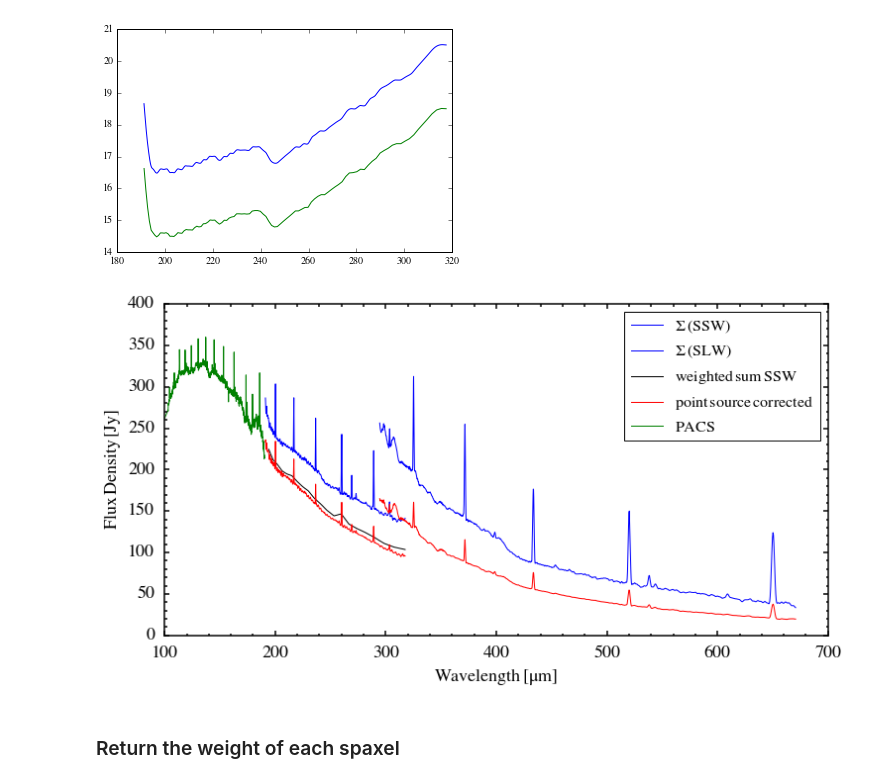
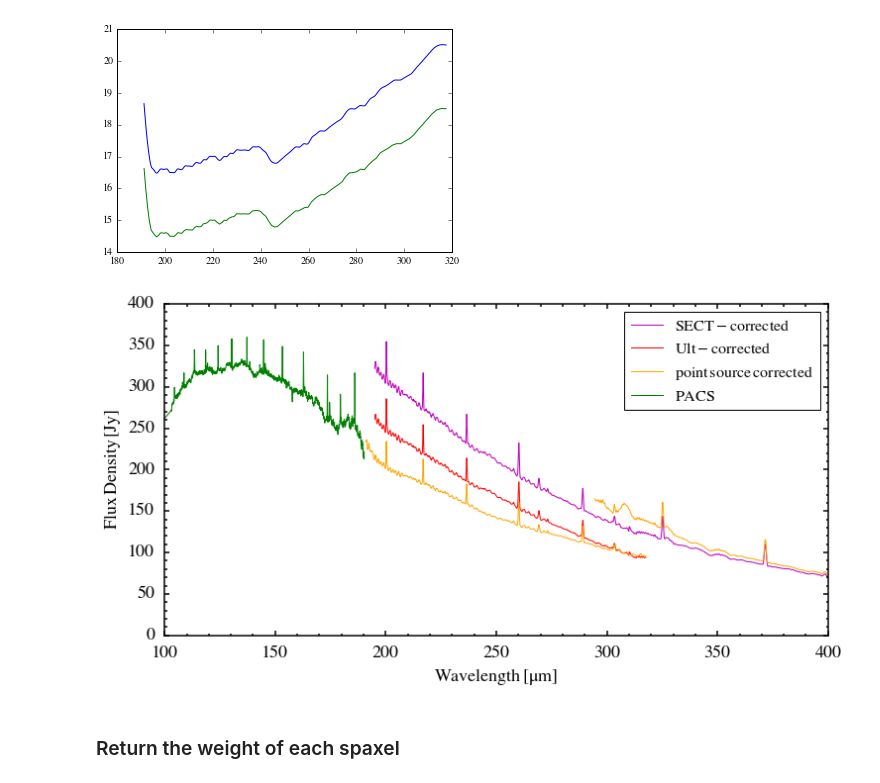
Before and after one commit to yaolun/sa, a Jupyter notebook: spire_products_comparison.ipynb, the cells around one changed output. Cells and saved outputs as stored; diff of their text form; code cells hidden in the pictures.

```diff
--- a/spire_products_comparison.ipynb
+++ b/spire_products_comparison.ipynb
@@ -243,6 +254,10 @@ wl_cor_cont, flux_cor_cont = np.genfromtxt('/Users/yaolun/bhr71/fitting/BHR71/sp
 # %%
-flux_ssw_cor_cont = flux_cor_cont[(wl_cor_cont <= max(wl_cont)+0.01)]
-wl_ssw_cor_cont = wl_cor_cont[(wl_cor_cont <= max(wl_cont)+0.01)]
+flux_ssw_cor_cont = flux_cor_cont[(wl_cor_cont <= max(wl_cont))]
+wl_ssw_cor_cont = wl_cor_cont[(wl_cor_cont <= max(wl_cont))]
 
-flux_cont = flux_cont[wl_cont >= min(wl_ssw_cor_cont)-0.01]
-wl_cont = wl_cont[wl_cont >= min(wl_ssw_cor_cont)-0.01]
+flux_cont = flux_cont[wl_cont >= min(wl_ssw_cor_cont)]
+wl_cont = wl_cont[wl_cont >= min(wl_ssw_cor_cont)]
+
+# Trim the SECT-corrected spectrum
+flux_ssw_cor_trim = flux_cor_raw[(wl_cor_raw >= min(wl_cont)-0.01) & (wl_cor_raw <= max(wl_cont)+0.01)]
+wl_ssw_cor_trim = wl_cor_raw[(wl_cor_raw >= min(wl_cont)-0.01) & (wl_cor_raw <= max(wl_cont)+0.01)]
@@ -256,0 +264,13 @@ plt.plot(wl_cont, raw_ratio)
+# %%
+# compare with the SECT-corrected spectrum
+raw_ratio = flux_cont/flux_ssw_cor_cont
+plt.plot(wl_cont, raw_ratio)
+from scipy.signal import savgol_filter
+ratio_smooth = savgol_filter(raw_ratio, len(raw_ratio), 3)
+from scipy.optimize import curve_fit
+fit = np.polyfit(wl_cont, raw_ratio,1)
+func = np.poly1d(fit)
+plt.plot(wl_cont, ratio_smooth)
+# plt.plot(np.hstack((wl_ssw_cor, wl_slw_cor)), func(np.hstack((wl_ssw_cor, wl_slw_cor))))
+# plt.xlim([200,330])
+# plt.ylim([0.75,0.85])
@@ -275,29 +298,36 @@ plt.plot(c/np.array(freq)/1e5, np.array(diam)-2)
 # %%
 fig = plt.figure(figsize=(12,6))
 ax = fig.add_subplot(111)
 
-ax.plot(wl_ssw_sum, flux_ssw_sum, 'b-', label=r'$\rm{\Sigma\,(SSW)}$')
-ax.plot(wl_slw_sum, flux_slw_sum, 'b-', label=r'$\rm{\Sigma\,(SLW)}$')
+# ax.plot(wl_ssw_sum, flux_ssw_sum, 'b-', label=r'$\rm{\Sigma\,(SSW)}$')
+# ax.plot(wl_slw_sum, flux_slw_sum, 'b-', label=r'$\rm{\Sigma\,(SLW)}$')
 
-ax.plot(wl_ssw_wsum, flux_ssw_wsum, 'k-', label=r'$\rm{weighted\,sum\,SSW}$')
+# ax.plot(wl_ssw_wsum, flux_ssw_wsum, 'k-', label=r'$\rm{weighted\,sum\,SSW}$')
+# ax.plot(wl_cont, flux_cont, 'k-', label=r'$\rm{weighted\,sum\,SSW}$')
 
-pot, = ax.plot(wl_slw_pot, flux_slw_pot, 'r-', label=r'$\rm{point\,source\,corrected}$')
-ax.plot(wl_ssw_pot, flux_ssw_pot, 'r-')
+# ax.plot(wl_ssw_cor_cont, flux_ssw_cor_cont, 'm-', label=r'$\rm{SECT-corrected}$')
+
+ax.plot(wl_cor_raw, flux_cor_raw, 'm-', label=r'$\rm{SECT-corrected}$')
+
+ax.plot(wl_ssw_cor_trim, flux_ssw_cor_trim*ratio_smooth, color='Red', linestyle='-', label=r'$\rm{Ult-corrected}$')
+
+pot, = ax.plot(wl_slw_pot, flux_slw_pot, '-', color='Orange', label=r'$\rm{point\,source\,corrected}$')
+ax.plot(wl_ssw_pot, flux_ssw_pot, '-', color='Orange')
 # PACS
 pacs, = ax.plot(wl_pacs, flux_pacs, 'g-', label=r'$\rm{PACS}$')
 
 ax.legend(numpoints=1, loc='best', fontsize=16)
-ax.set_xlim([100, 700])
+ax.set_xlim([100, 400])
 ax.set_xlabel(r'$\rm{Wavelength\,[\mu m]}$', fontsize=18)
 ax.set_ylabel(r'$\rm{Flux\,Density\,[Jy]}$', fontsize=18)
 [ax.spines[axis].set_linewidth(1.5) for axis in ['top','bottom','left','right']]
 ax.minorticks_on()
 ax.tick_params('both',labelsize=18,width=1.5,which='major',pad=10,length=5)
 ax.tick_params('both',labelsize=18,width=1.5,which='minor',pad=10,length=2.5)
 
 fig.savefig('/Users/yaolun/test/spire_sum.pdf',format='pdf',dpi=300, bbox_inches='tight')
 # %% [output]
-[figure, old version]
+[figure, new version]
 # %% [markdown]
 ### Return the weight of each spaxel
 # %%
```
Also changed, not shown: parts of 10 cells of this notebook.
